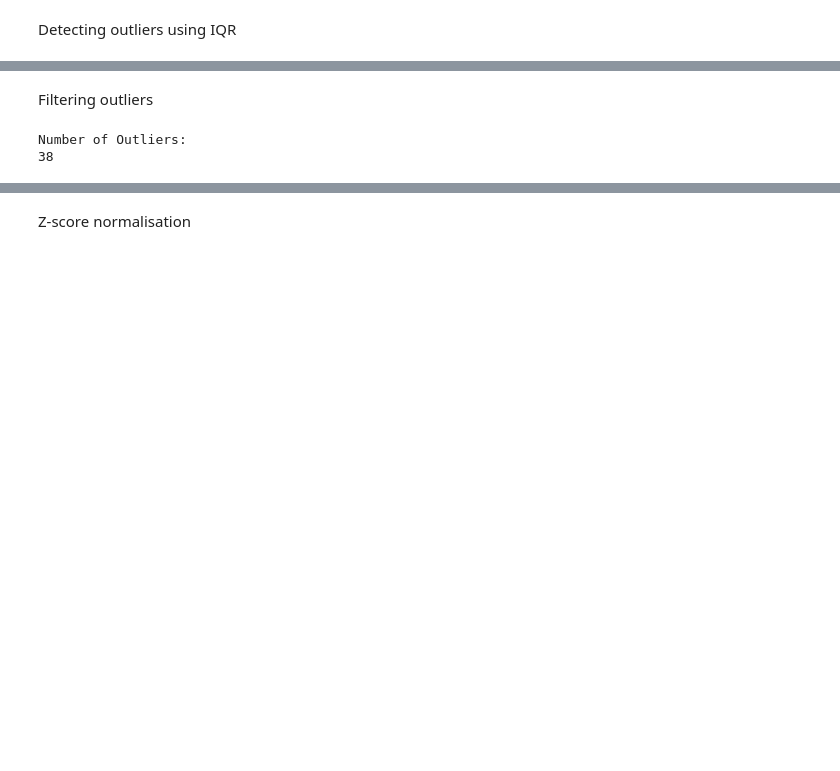
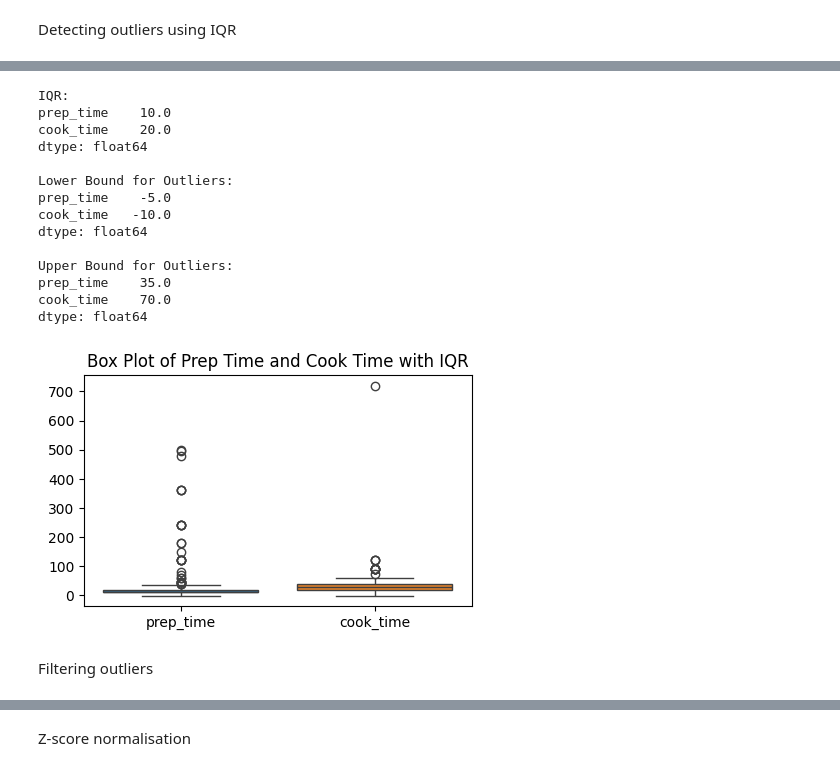
Before and after one commit to gayatrii-366/PDS, a Jupyter notebook: PDS.ipynb, the cells around one changed output, grey strips where cells are left out. Drawn from its saved outputs; the diff is of its cells as text; code cells hidden in the pictures; blank space fills up the shorter version.

```diff
--- a/PDS.ipynb
+++ b/PDS.ipynb
@@ -185,10 +182,37 @@ dtype: float64
+# %%
+Q1 = df[['prep_time', 'cook_time']].quantile(0.25)
+Q3 = df[['prep_time', 'cook_time']].quantile(0.75)
+IQR = Q3 - Q1
+
+LB = Q1 - 1.5 * IQR
+UB = Q3 + 1.5 * IQR
+
+print("\nIQR:")
+print(IQR)
+print("\nLower Bound for Outliers:")
+print(LB)
+print("\nUpper Bound for Outliers:")
+print(UB)
+
+plt.figure(figsize=(5,3))
+sns.boxplot(data=df[['prep_time', 'cook_time']])
+plt.title("Box Plot of Prep Time and Cook Time with IQR")
+plt.show()
+# %% [output]
+IQR:
+prep_time    10.0
+cook_time    20.0
+dtype: float64
+
+Lower Bound for Outliers:
+prep_time    -5.0
+cook_time   -10.0
+dtype: float64
+
+Upper Bound for Outliers:
+prep_time    35.0
+cook_time    70.0
+dtype: float64
+[figure, added]
 # %% [markdown]
 Filtering outliers
-# %%
-# Filtering out outliers
-outliers = ((df[['prep_time', 'cook_time']] < (Q1 - 1.5 * IQR)) | (df[['prep_time', 'cook_time']] > (Q3 + 1.5 * IQR))).any(axis=1)
-print("\nNumber of Outliers:")
-print(outliers.sum())
-# %% [output]
-Number of Outliers:
-38
```
Also changed, not shown: parts of 26 cells of this notebook.
